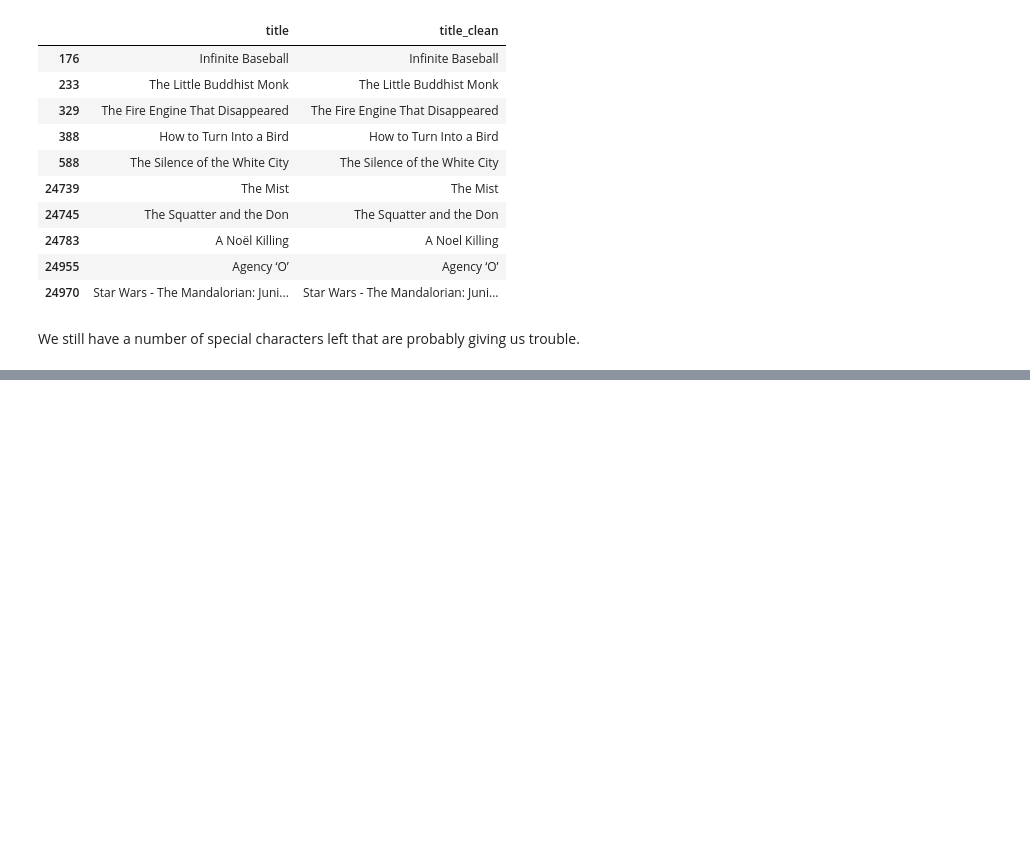
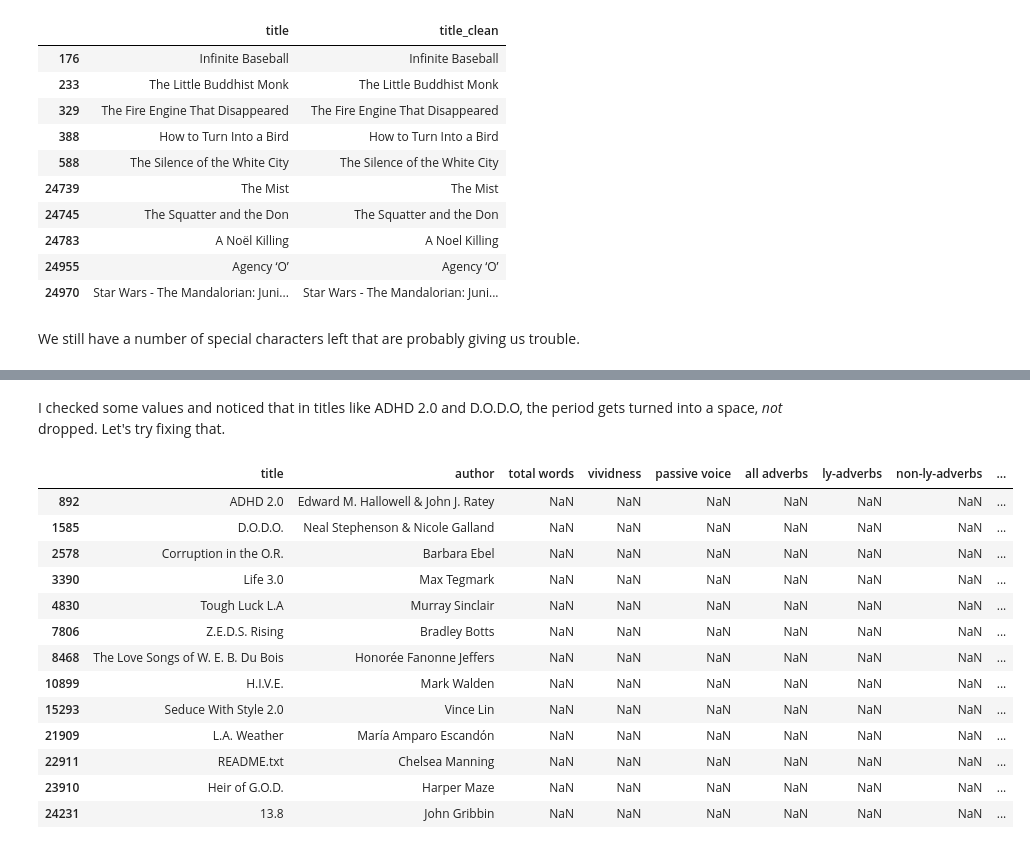
Before and after one commit to MsEM11/Genre_Prediction, a Jupyter notebook: 0_6_Data_Wrangling.ipynb, the cells around one changed output, grey strips where cells are left out. Saved outputs shown, nothing was run; the diff lists cells and outputs as text; code cells hidden in the pictures; blank space fills up the shorter version.

```diff
--- a/0_6_Data_Wrangling.ipynb
+++ b/0_6_Data_Wrangling.ipynb
@@ -214,0 +279,6 @@ True
+# %%
+new_df = missing_prosecraft.progress_apply(lambda row: get_prosecraft(row.name), axis=1)
+# %%
+#Make sure new dataframe has its columns in teh right order
+in_order = new_df[['title', 'author', 'total words', 'vividness', 'passive voice',
+       'all adverbs', 'ly-adverbs', 'non-ly-adverbs', 'genre', 'year']]
@@ -214,0 +350,2 @@ True
+# %%
+missing_prosecraft = missing_prosecraft[in_order['vividness'].isna()]
@@ -214,0 +361,4 @@ True
+# %%
+#This one's a formatting error I caused myself. May as well fix it.
+missing_prosecraft.loc[176, 'author'] = 'Alva Noë'
+missing_prosecraft.loc[176, 'author_clean'] = 'Alva Noe'
@@ -214,0 +374,19 @@ True
+# %% [markdown]
+I checked some values and noticed that in titles like ADHD 2.0 and D.O.D.O, the period gets turned into a space, *not* dropped. Let's try fixing that.
+# %%
+missing_prosecraft[missing_prosecraft['title'].str.contains('\.')]
+# %% [output]
+|  | title | author | total words | vividness | passive voice | all adverbs | ly-adverbs | non-ly-adverbs | ... |
+| 892 | ADHD 2.0 | Edward M. Hallowell & John J. Ratey | NaN | NaN | NaN | NaN | NaN | NaN | ... |
+| 1585 | D.O.D.O. | Neal Stephenson & Nicole Galland | NaN | NaN | NaN | NaN | NaN | NaN | ... |
+| 2578 | Corruption in the O.R. | Barbara Ebel | NaN | NaN | NaN | NaN | NaN | NaN | ... |
+| 3390 | Life 3.0 | Max Tegmark | NaN | NaN | NaN | NaN | NaN | NaN | ... |
+| 4830 | Tough Luck L.A | Murray Sinclair | NaN | NaN | NaN | NaN | NaN | NaN | ... |
+| 7806 | Z.E.D.S. Rising | Bradley Botts | NaN | NaN | NaN | NaN | NaN | NaN | ... |
+| 8468 | The Love Songs of W. E. B. Du Bois | Honorée Fanonne Jeffers | NaN | NaN | NaN | NaN | NaN | NaN | ... |
+| 10899 | H.I.V.E. | Mark Walden | NaN | NaN | NaN | NaN | NaN | NaN | ... |
+| 15293 | Seduce With Style 2.0 | Vince Lin | NaN | NaN | NaN | NaN | NaN | NaN | ... |
+| 21909 | L.A. Weather | María Amparo Escandón | NaN | NaN | NaN | NaN | NaN | NaN | ... |
+| 22911 | README.txt | Chelsea Manning | NaN | NaN | NaN | NaN | NaN | NaN | ... |
+| 23910 | Heir of G.O.D. | Harper Maze | NaN | NaN | NaN | NaN | NaN | NaN | ... |
+| 24231 | 13.8 | John Gribbin | NaN | NaN | NaN | NaN | NaN | NaN | ... |
```
Also changed, not shown: parts of 101 cells of this notebook, 1 other file.
